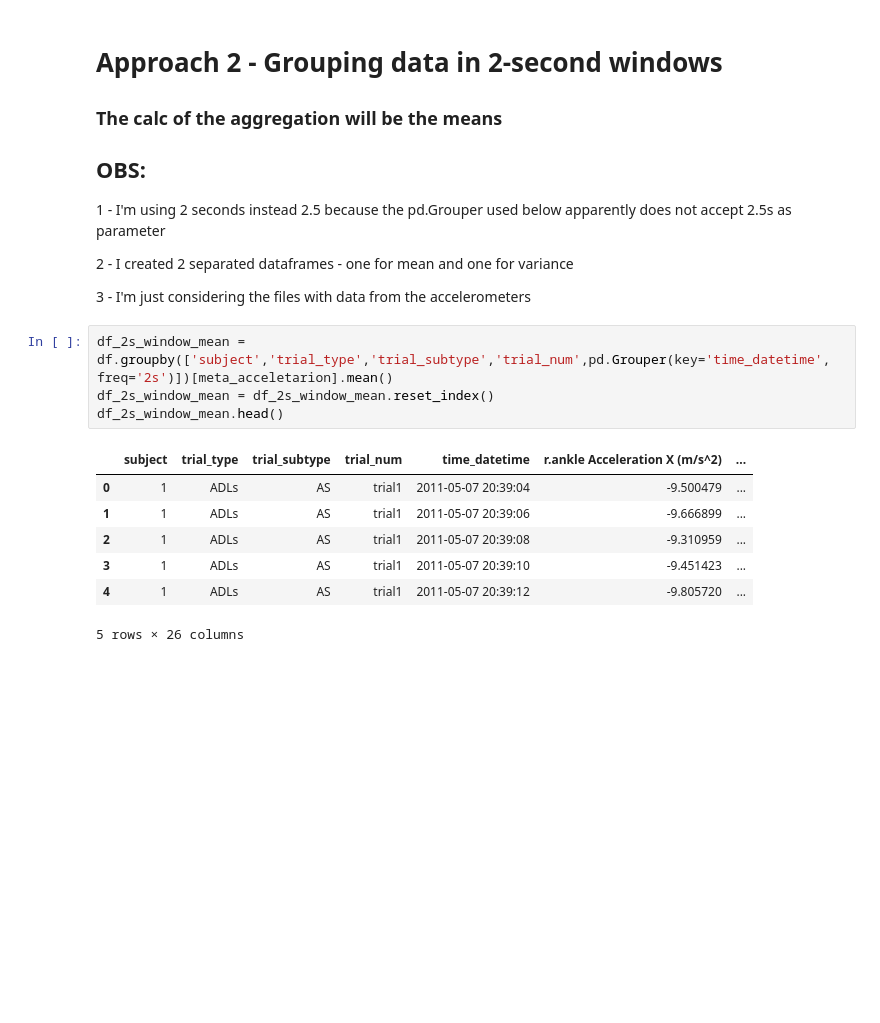
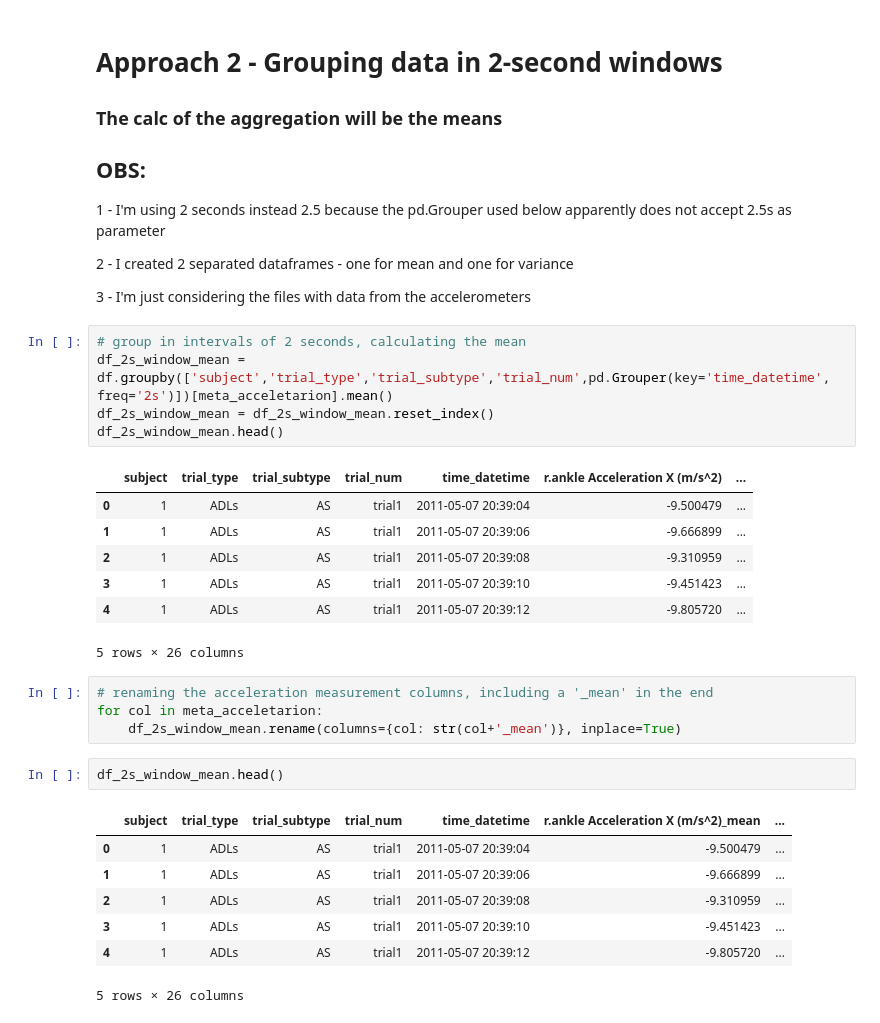
Before and after one commit to mdrmuhaimin/BigData2, a Jupyter notebook: code/preprocessing.ipynb, the cells around one changed output. Cells and saved outputs as stored; diff of their text form; blank space fills up the shorter version.

```diff
--- a/code/preprocessing.ipynb
+++ b/code/preprocessing.ipynb
@@ -149,6 +149,7 @@ df_graph.shape
 
 3 - I'm just considering the files with data from the accelerometers
 # %%
+# group in intervals of 2 seconds, calculating the mean
 df_2s_window_mean = df.groupby(['subject','trial_type','trial_subtype','trial_num',pd.Grouper(key='time_datetime', freq='2s')])[meta_acceletarion].mean()
 df_2s_window_mean = df_2s_window_mean.reset_index()
 df_2s_window_mean.head()
@@ -160,4 +161,18 @@ df_2s_window_mean.head()
 | 3 | 1 | ADLs | AS | trial1 | 2011-05-07 20:39:10 | -9.451423 | ... |
 | 4 | 1 | ADLs | AS | trial1 | 2011-05-07 20:39:12 | -9.805720 | ... |
 5 rows × 26 columns
+# %%
+# renaming the acceleration measurement columns, including a '_mean' in the end
+for col in meta_acceletarion:
+    df_2s_window_mean.rename(columns={col: str(col+'_mean')}, inplace=True)
+# %%
+df_2s_window_mean.head()
+# %% [output]
+|  | subject | trial_type | trial_subtype | trial_num | time_datetime | r.ankle Acceleration X (m/s^2)_mean | ... |
+| 0 | 1 | ADLs | AS | trial1 | 2011-05-07 20:39:04 | -9.500479 | ... |
+| 1 | 1 | ADLs | AS | trial1 | 2011-05-07 20:39:06 | -9.666899 | ... |
+| 2 | 1 | ADLs | AS | trial1 | 2011-05-07 20:39:08 | -9.310959 | ... |
+| 3 | 1 | ADLs | AS | trial1 | 2011-05-07 20:39:10 | -9.451423 | ... |
+| 4 | 1 | ADLs | AS | trial1 | 2011-05-07 20:39:12 | -9.805720 | ... |
+5 rows × 26 columns
 # %%
```
Also changed, not shown: parts of 5 cells of this notebook.
